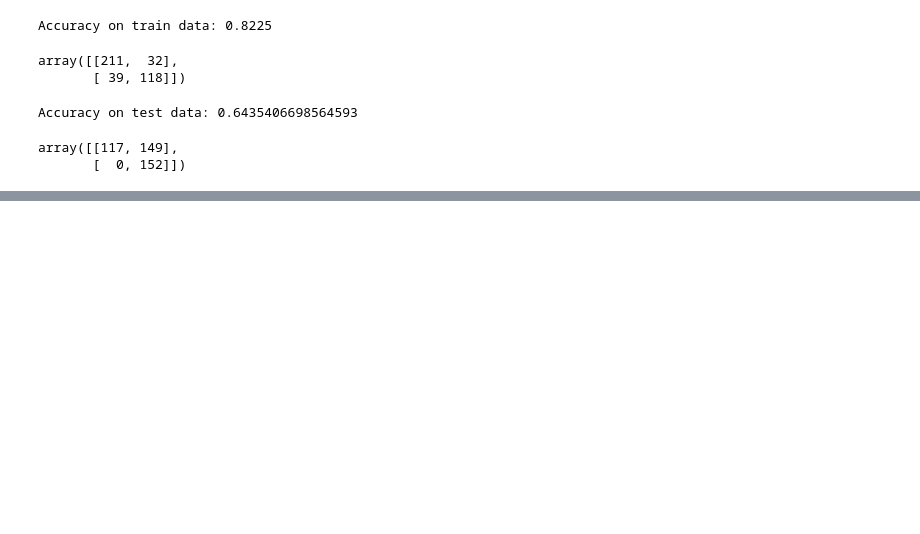
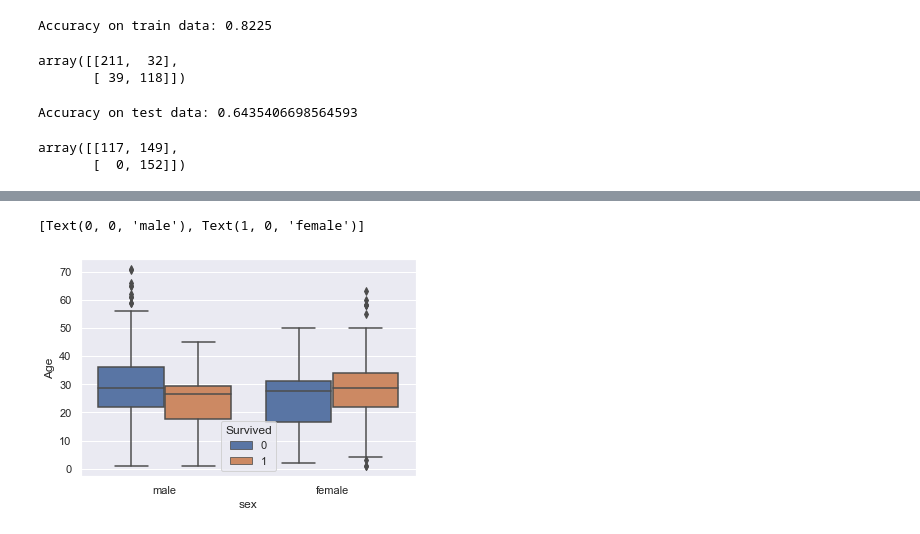
Before and after one commit to feliciahf/StudyGroupSem2, a Jupyter notebook: w2_curse_of_dimensionality(1).ipynb, the cells around one changed output, grey strips where cells are left out. Cells and saved outputs as stored; diff of their text form; code cells hidden in the pictures; blank space fills up the shorter version.

```diff
--- a/w2_curse_of_dimensionality(1).ipynb
+++ b/w2_curse_of_dimensionality(1).ipynb
@@ -264,0 +239,8 @@ Things to try:
+# %%
+# Age, sex, survived
+ax = sns.boxplot(x="Sex_female", y="Age", hue="Survived", data=train)
+ax.set(xlabel="sex")
+ax.set_xticklabels(["male", "female"])
+# %% [output]
+[Text(0, 0, 'male'), Text(1, 0, 'female')]
+[figure, added]
```
Also changed, not shown: parts of 9 cells of this notebook.
